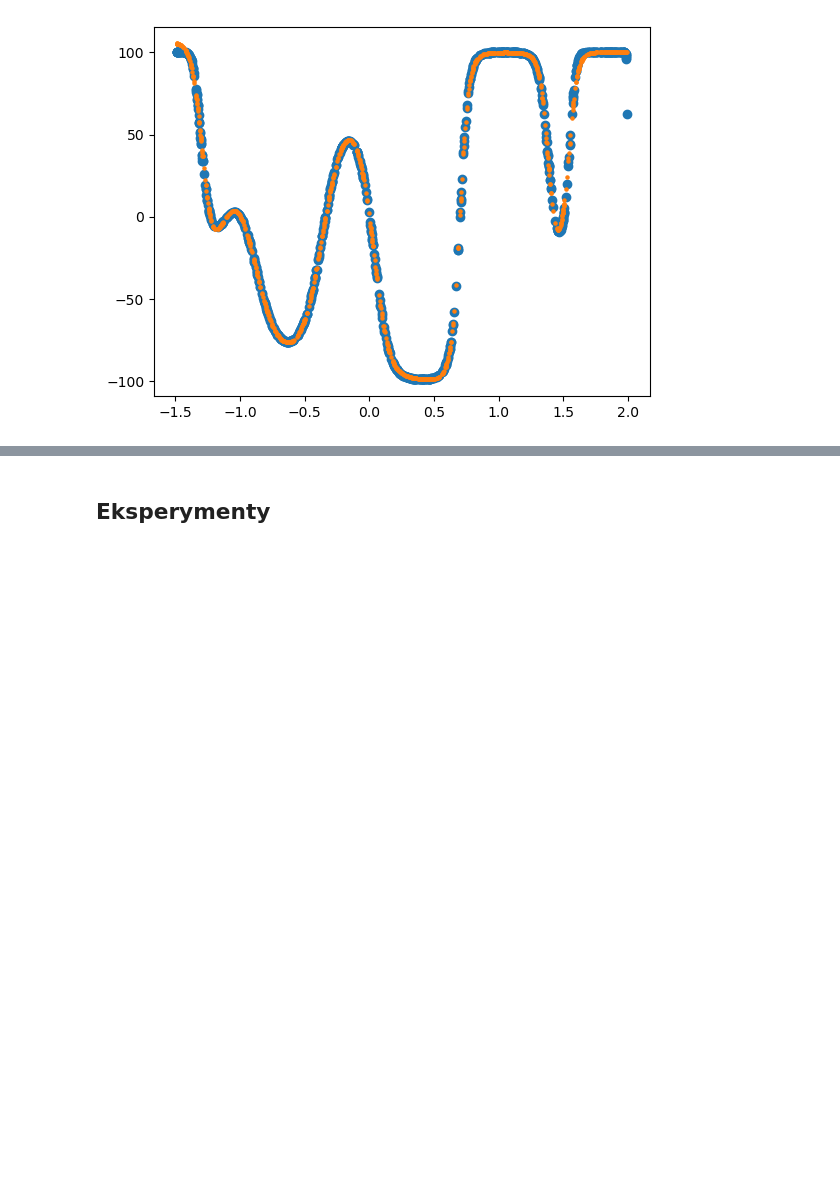
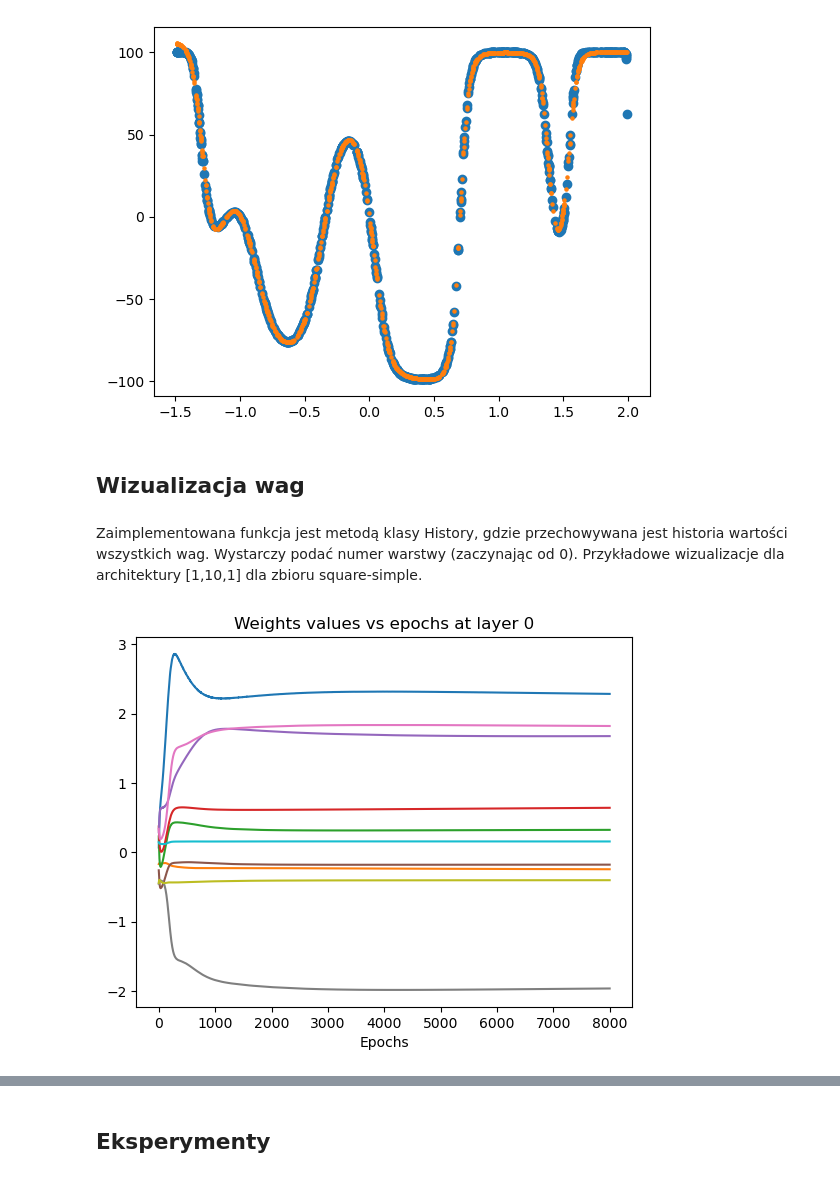
Before and after one commit to tymsoncyferki/MIOwAD, a Jupyter notebook: nn2/lab2.ipynb, the cells around one changed output, grey strips where cells are left out. Drawn from its saved outputs; the diff is of its cells as text; code cells hidden in the pictures; blank space fills up the shorter version.

```diff
--- a/nn2/lab2.ipynb
+++ b/nn2/lab2.ipynb
@@ -429,3 +480,11 @@ plt.show()
 # %% [output]
 Test MSE: 3.999971466978165
 [figure]
+# %% [markdown]
+## Wizualizacja wag
+# %% [markdown]
+Zaimplementowana funkcja jest metodą klasy History, gdzie przechowywana jest historia wartości wszystkich wag. Wystarczy podać numer warstwy (zaczynając od 0). Przykładowe wizualizacje dla architektury [1,10,1] dla zbioru square-simple.
+# %%
+history.plot_weights(layer=0)  # wagi przejścia z 1 neuronu do 10
+# %% [output]
+[figure, added]
```
Also changed, not shown: parts of 30 cells of this notebook.
